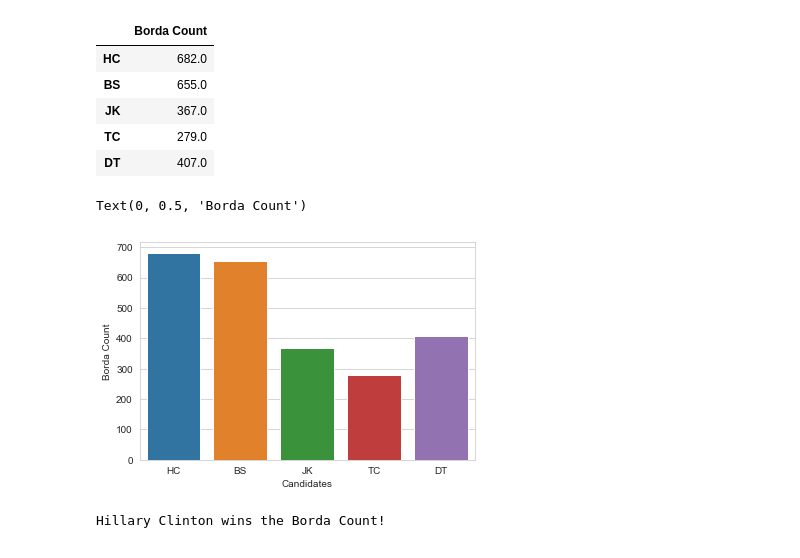
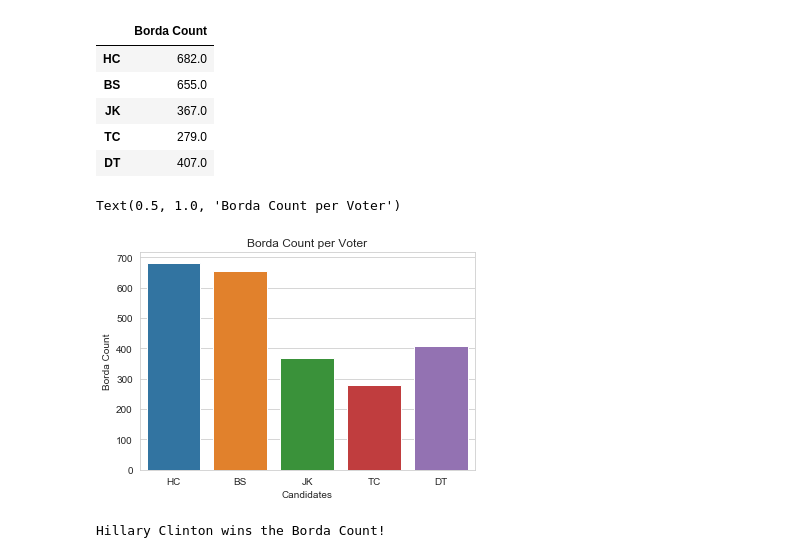
Before and after one commit to awsilva25/Personal-Projects, a Jupyter notebook: Ranking Presidential Candidates (2016).ipynb, the cells around one changed output. Drawn from its saved outputs; the diff is of its cells as text; code cells hidden in the pictures.

```diff
--- a/Ranking Presidential Candidates (2016).ipynb
+++ b/Ranking Presidential Candidates (2016).ipynb
@@ -216,11 +216,12 @@ pd.DataFrame(data,labels,columns=['Borda Count'])
 # %%
 # Print barplot of borda count results
 sns.barplot(x=labels,y=data)
 plt.xlabel('Candidates')
 plt.ylabel('Borda Count')
+plt.title('Borda Count per Voter')
 # %% [output]
-Text(0, 0.5, 'Borda Count')
+Text(0.5, 1.0, 'Borda Count per Voter')
-[figure, old version]
+[figure, new version]
 # %%
 print('Hillary Clinton wins the Borda Count!')
 # %% [output]
```
Also changed, not shown: parts of 1 cell of this notebook.
